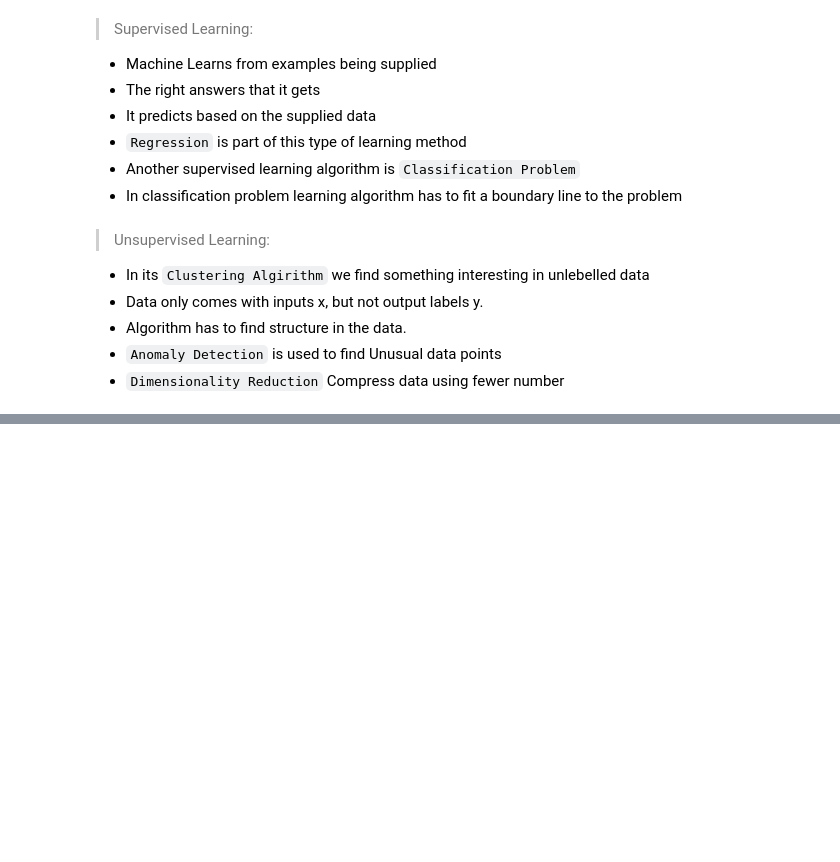
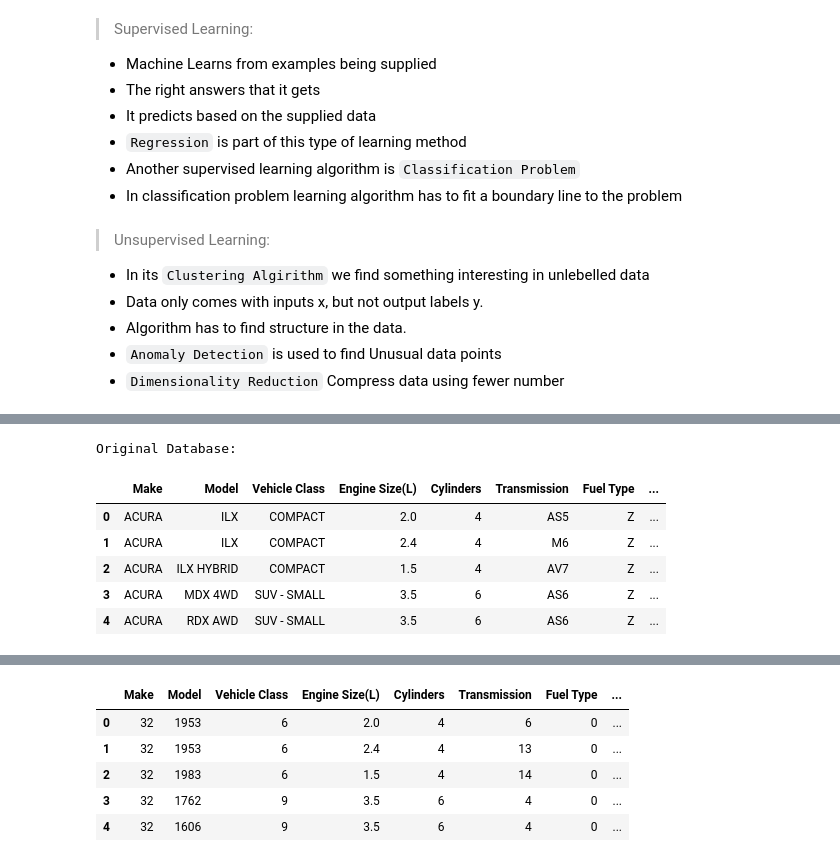
Before and after one commit to ojas-kanotra/Rugved_TP, a Jupyter notebook: AndrewNG_AIML/ML.ipynb, the cells around one changed output, grey strips where cells are left out. Drawn from its saved outputs; the diff is of its cells as text; code cells hidden in the pictures; blank space fills up the shorter version.

```diff
--- a/AndrewNG_AIML/ML.ipynb
+++ b/AndrewNG_AIML/ML.ipynb
@@ -107,0 +102,71 @@ plt.show()
+# %%
+import pandas as pd
+import numpy as np
+
+def m_print(text):
+    print('\033[92m' + "\n" + text + '\033[0m')
+
+data = pd.read_csv("co2.csv")
+df = pd.DataFrame(data)
+m_print("Original Database: ")
+display(df.head())
+
+m_print("Original Data Types: ")
+print(df.dtypes)
+
+# Some columns are text so we need to make them into integer :>
+def conv_integer(datacolumn):
+    global df
+    indexing = {}
+    if (df[datacolumn].dtype not in ['int64', 'float64', 'int32', 'float32']):
+        indexing = dict(enumerate(list(set(df[datacolumn]))))
+        value_to_int = {}
+        for k, v in indexing.items():
+            value_to_int[v] = k
+        # value_to_int = {v: k for k, v in indexing.items()}
+        df[datacolumn] = df[datacolumn].map(value_to_int)
+        return indexing
+    else:
+        return
+
+m_print("The indexing is: ")
+print(np.array(list(map(conv_integer, list(df.columns)))))
+
+m_print("Modified Data Types: ")
+print(df.dtypes)
+
+# Now let's try and run this
+m_print("Modified Database: ")
+display(df.head())
+
+# We are taking y as CO2 and all other independent variables are x'es
+x = np.array(df[df.columns[0:-1]])
+y = np.array(df[df.columns[-1]])
+
+# Now we just added a new column of constant 1 to the matrix
+x = np.insert(x, 0, 1, axis=1)
+
+# Now we take the coeffecient matrix
+# By formula our B = (X⊤X)¯¹X⊤Y
+
+b = np.linalg.inv(np.dot(x.T, x)).dot(x.T).dot(y)
+
+# y = b0 + b1x1 + b2x2.....
+# Since testing data is normal.. we use this
+
+m_print("Final testing with a row from original dataset: ")
+x_testing = df.iloc[0][:-1]
+print(x_testing)
+y_prediction = b[0] + np.dot(x_testing, b[1:])
+
+m_print("Prediction Result: \t\tOriginal Data Result:")
+print(y_prediction, end="\t\t")
+print(df.iloc[0, -1])
+# %% [output]
+Original Database:
+|  | Make | Model | Vehicle Class | Engine Size(L) | Cylinders | Transmission | Fuel Type | ... |
+| 0 | ACURA | ILX | COMPACT | 2.0 | 4 | AS5 | Z | ... |
+| 1 | ACURA | ILX | COMPACT | 2.4 | 4 | M6 | Z | ... |
+| 2 | ACURA | ILX HYBRID | COMPACT | 1.5 | 4 | AV7 | Z | ... |
+| 3 | ACURA | MDX 4WD | SUV - SMALL | 3.5 | 6 | AS6 | Z | ... |
+| 4 | ACURA | RDX AWD | SUV - SMALL | 3.5 | 6 | AS6 | Z | ... |
@@ -107,0 +190,6 @@ plt.show()
+|  | Make | Model | Vehicle Class | Engine Size(L) | Cylinders | Transmission | Fuel Type | ... |
+| 0 | 32 | 1953 | 6 | 2.0 | 4 | 6 | 0 | ... |
+| 1 | 32 | 1953 | 6 | 2.4 | 4 | 13 | 0 | ... |
+| 2 | 32 | 1983 | 6 | 1.5 | 4 | 14 | 0 | ... |
+| 3 | 32 | 1762 | 9 | 3.5 | 6 | 4 | 0 | ... |
+| 4 | 32 | 1606 | 9 | 3.5 | 6 | 4 | 0 | ... |
```
Also changed, not shown: parts of 4 cells of this notebook, 2 other files.
